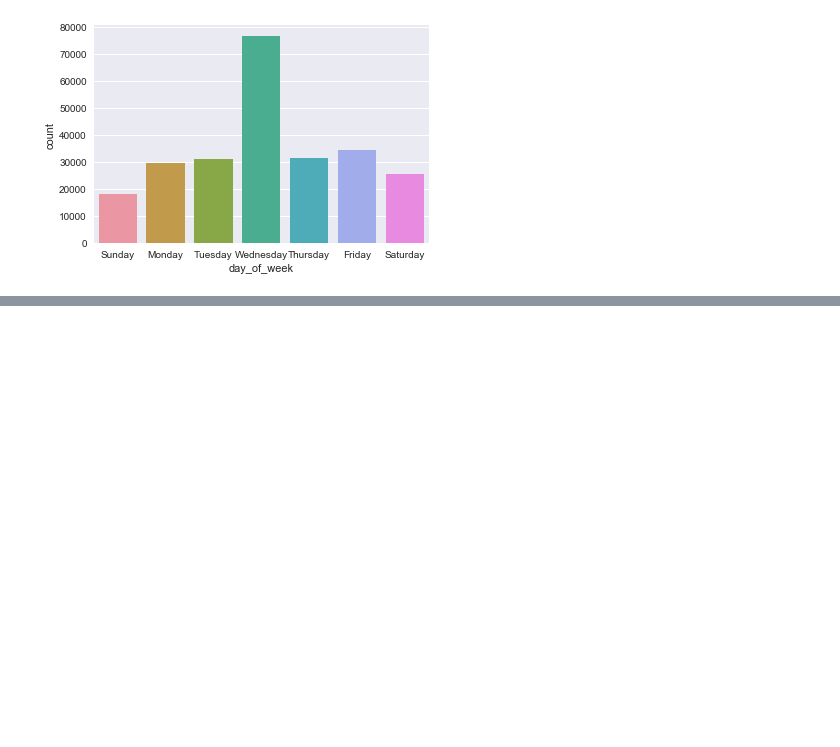
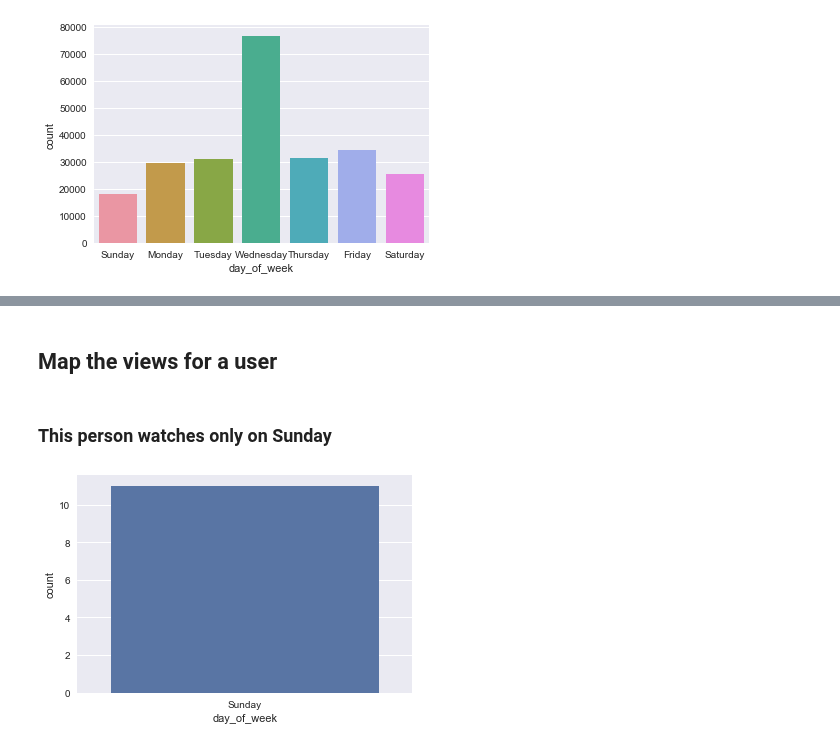
Before and after one commit to ace-racer/ContextualRecommender, a Jupyter notebook: hybird_recommender/Process raw stream views.ipynb, the cells around one changed output, grey strips where cells are left out. Drawn from its saved outputs; the diff is of its cells as text; code cells hidden in the pictures; blank space fills up the shorter version.

```diff
--- a/hybird_recommender/Process raw stream views.ipynb
+++ b/hybird_recommender/Process raw stream views.ipynb
@@ -103,0 +126,8 @@ ax = sns.countplot(x="day_of_week", data=stream_views_df)
+# %% [markdown]
+## Map the views for a user
+# %% [markdown]
+### This person watches only on Sunday
+# %%
+ax = sns.countplot(x="day_of_week", data=stream_views_df[stream_views_df["USERID"] == 1019])
+# %% [output]
+[figure, added]
```
Also changed, not shown: parts of 13 cells of this notebook.
